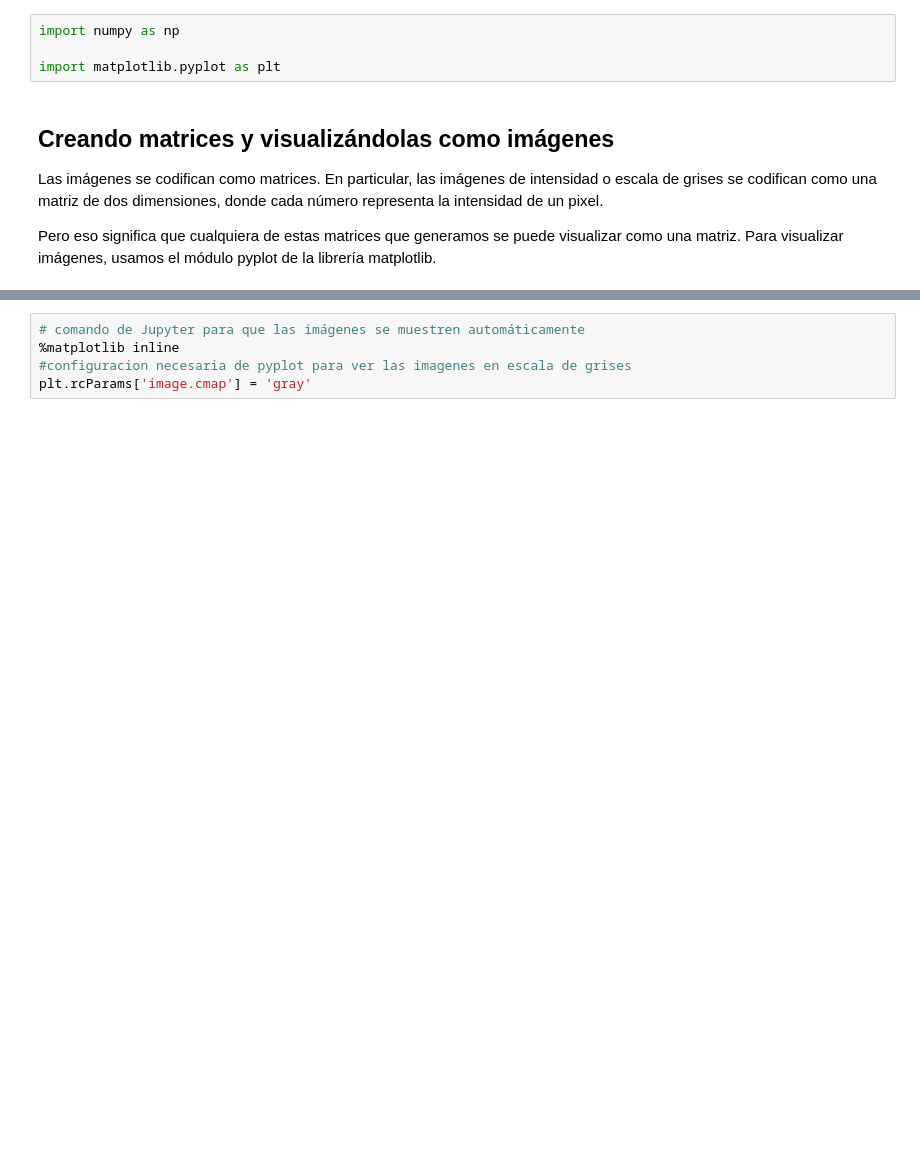
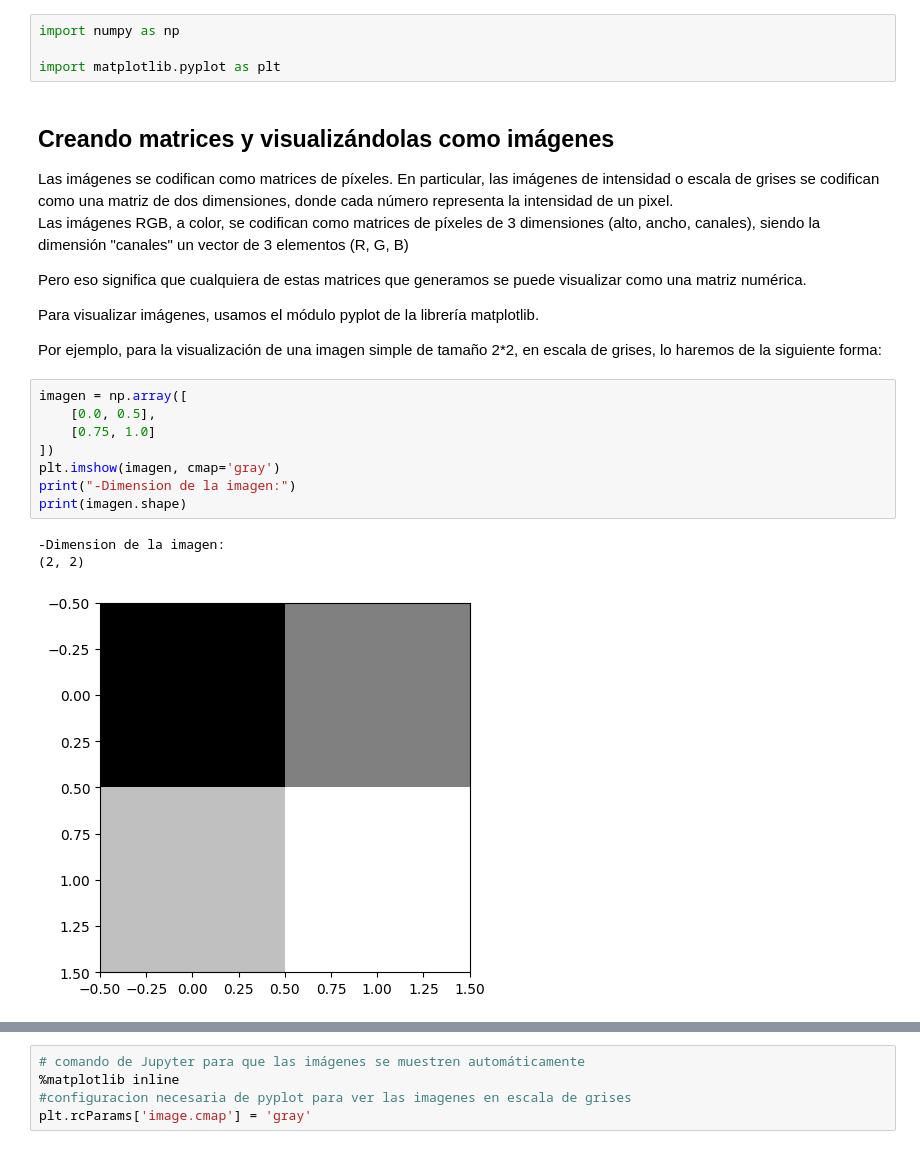
Before and after one commit to CEIABDRibera/CEIABD_MODULOS_IA, a Jupyter notebook: PROGRAMACION DE INTELIGENCIA ARTIFICIAL/NOTEBOOKS DEL AULA/PROCESADO_IMAGEN/1_Procesado de imagen.ipynb, the cells around one changed output, grey strips where cells are left out. Drawn from its saved outputs; the diff is of its cells as text; blank space fills up the shorter version.

```diff
--- a/PROGRAMACION DE INTELIGENCIA ARTIFICIAL/NOTEBOOKS DEL AULA/PROCESADO_IMAGEN/1_Procesado de imagen.ipynb
+++ b/PROGRAMACION DE INTELIGENCIA ARTIFICIAL/NOTEBOOKS DEL AULA/PROCESADO_IMAGEN/1_Procesado de imagen.ipynb
@@ -6,6 +6,23 @@ import numpy as np
 import matplotlib.pyplot as plt
 # %% [markdown]
 ## Creando matrices y visualizándolas como imágenes
-Las imágenes se codifican como matrices. En particular, las imágenes de intensidad o escala de grises se codifican como una matriz de dos dimensiones, donde cada número representa la intensidad de un pixel.
+Las imágenes se codifican como matrices de píxeles. En particular, las imágenes de intensidad o escala de grises se codifican como una matriz de dos dimensiones, donde cada número representa la intensidad de un pixel.
+Las imágenes RGB, a color, se codifican como matrices de píxeles de 3 dimensiones (alto, ancho, canales), siendo la dimensión "canales" un vector de 3 elementos (R, G, B)
 
-Pero eso significa que cualquiera de estas matrices que generamos se puede visualizar como una matriz. Para visualizar imágenes, usamos el módulo pyplot de la librería matplotlib.
+Pero eso significa que cualquiera de estas matrices que generamos se puede visualizar como una matriz numérica.
+
+Para visualizar imágenes, usamos el módulo pyplot de la librería matplotlib.
+
+Por ejemplo, para la visualización de una imagen simple de tamaño 2*2, en escala de grises, lo haremos de la siguiente forma:
+# %%
+imagen = np.array([
+    [0.0, 0.5],
+    [0.75, 1.0]
+])
+plt.imshow(imagen, cmap='gray')
+print("-Dimension de la imagen:")
+print(imagen.shape)
+# %% [output]
+-Dimension de la imagen:
+(2, 2)
+[figure, added]
```
Also changed, not shown: parts of 9 cells of this notebook, 5 other files.
